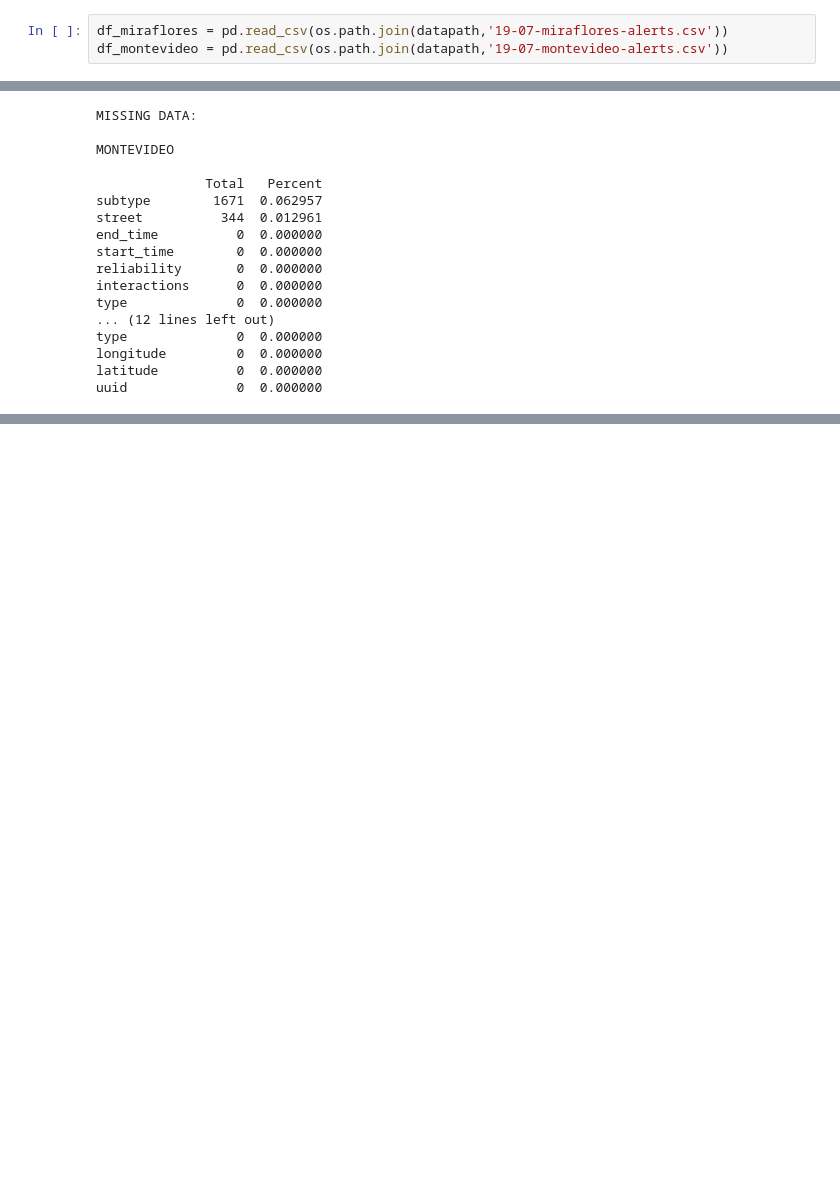
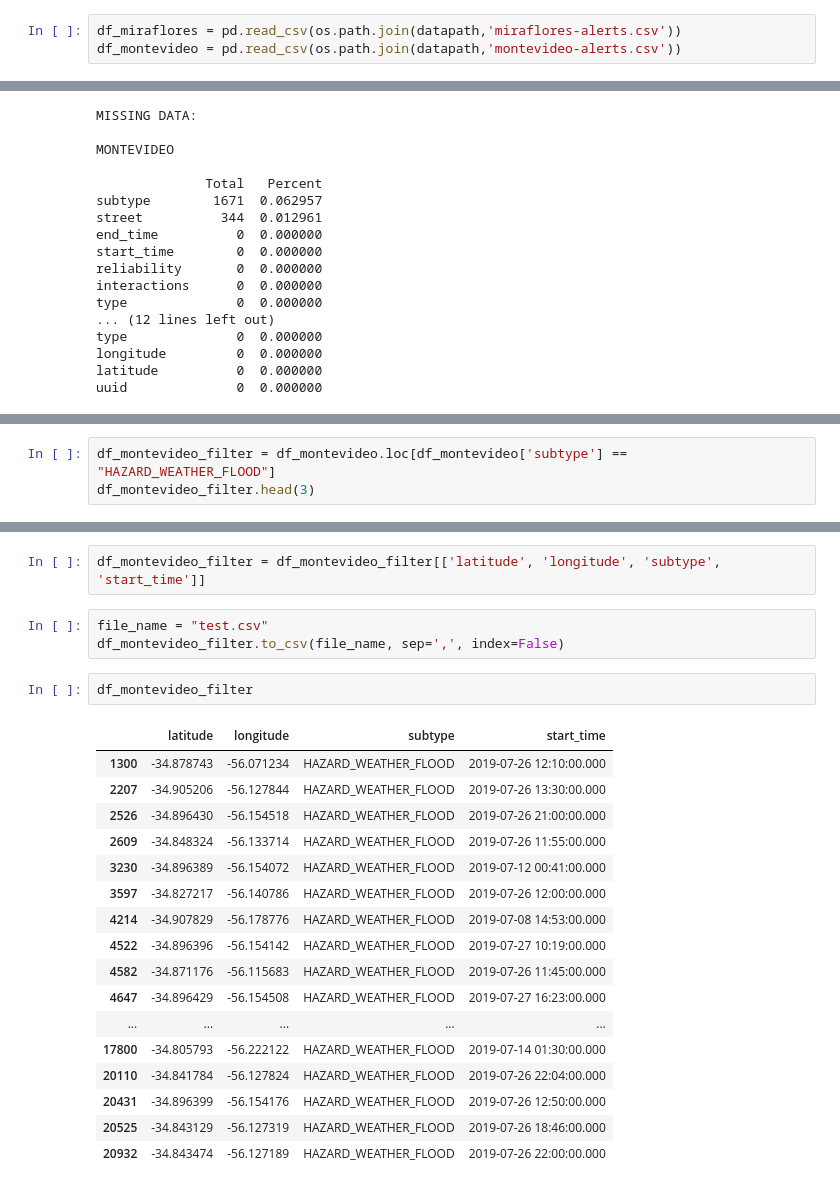
Before and after one commit to Marcelobbr/flood_traffic, a Jupyter notebook: notebooks/alerts_exploratory_analysis.ipynb, the cells around one changed output, grey strips where cells are left out. Drawn from its saved outputs; the diff is of its cells as text; blank space fills up the shorter version.

Commit message:
fixing weather data

```diff
--- a/notebooks/alerts_exploratory_analysis.ipynb
+++ b/notebooks/alerts_exploratory_analysis.ipynb
@@ -13,8 +13,8 @@ import matplotlib.pyplot as plt
 datapath = "../data/"
 outputs = "../outputs/"
 # %%
-df_miraflores = pd.read_csv(os.path.join(datapath,'19-07-miraflores-alerts.csv'))
-df_montevideo = pd.read_csv(os.path.join(datapath,'19-07-montevideo-alerts.csv'))
+df_miraflores = pd.read_csv(os.path.join(datapath,'miraflores-alerts.csv'))
+df_montevideo = pd.read_csv(os.path.join(datapath,'montevideo-alerts.csv'))
 # %%
 dfs_dict = {}
 dfs_dict = {"montevideo": df_montevideo, "miraflores": df_miraflores}
@@ -158,0 +155,3 @@ uuid              0  0.000000
+# %%
+df_montevideo_filter = df_montevideo.loc[df_montevideo['subtype'] == "HAZARD_WEATHER_FLOOD"]
+df_montevideo_filter.head(3)
@@ -158,0 +163,25 @@ uuid              0  0.000000
+# %%
+df_montevideo_filter = df_montevideo_filter[['latitude', 'longitude', 'subtype', 'start_time']]
+# %%
+file_name = "test.csv"
+df_montevideo_filter.to_csv(file_name, sep=',', index=False)
+# %%
+df_montevideo_filter
+# %% [output]
+|  | latitude | longitude | subtype | start_time |
+| 1300 | -34.878743 | -56.071234 | HAZARD_WEATHER_FLOOD | 2019-07-26 12:10:00.000 |
+| 2207 | -34.905206 | -56.127844 | HAZARD_WEATHER_FLOOD | 2019-07-26 13:30:00.000 |
+| 2526 | -34.896430 | -56.154518 | HAZARD_WEATHER_FLOOD | 2019-07-26 21:00:00.000 |
+| 2609 | -34.848324 | -56.133714 | HAZARD_WEATHER_FLOOD | 2019-07-26 11:55:00.000 |
+| 3230 | -34.896389 | -56.154072 | HAZARD_WEATHER_FLOOD | 2019-07-12 00:41:00.000 |
+| 3597 | -34.827217 | -56.140786 | HAZARD_WEATHER_FLOOD | 2019-07-26 12:00:00.000 |
+| 4214 | -34.907829 | -56.178776 | HAZARD_WEATHER_FLOOD | 2019-07-08 14:53:00.000 |
+| 4522 | -34.896396 | -56.154142 | HAZARD_WEATHER_FLOOD | 2019-07-27 10:19:00.000 |
+| 4582 | -34.871176 | -56.115683 | HAZARD_WEATHER_FLOOD | 2019-07-26 11:45:00.000 |
+| 4647 | -34.896429 | -56.154508 | HAZARD_WEATHER_FLOOD | 2019-07-27 16:23:00.000 |
+| ... | ... | ... | ... | ... |
+| 17800 | -34.805793 | -56.222122 | HAZARD_WEATHER_FLOOD | 2019-07-14 01:30:00.000 |
+| 20110 | -34.841784 | -56.127824 | HAZARD_WEATHER_FLOOD | 2019-07-26 22:04:00.000 |
+| 20431 | -34.896399 | -56.154176 | HAZARD_WEATHER_FLOOD | 2019-07-26 12:50:00.000 |
+| 20525 | -34.843129 | -56.127319 | HAZARD_WEATHER_FLOOD | 2019-07-26 18:46:00.000 |
+| 20932 | -34.843474 | -56.127189 | HAZARD_WEATHER_FLOOD | 2019-07-26 22:00:00.000 |
```
Also changed, not shown: parts of 3 cells of this notebook, 20 other files.
